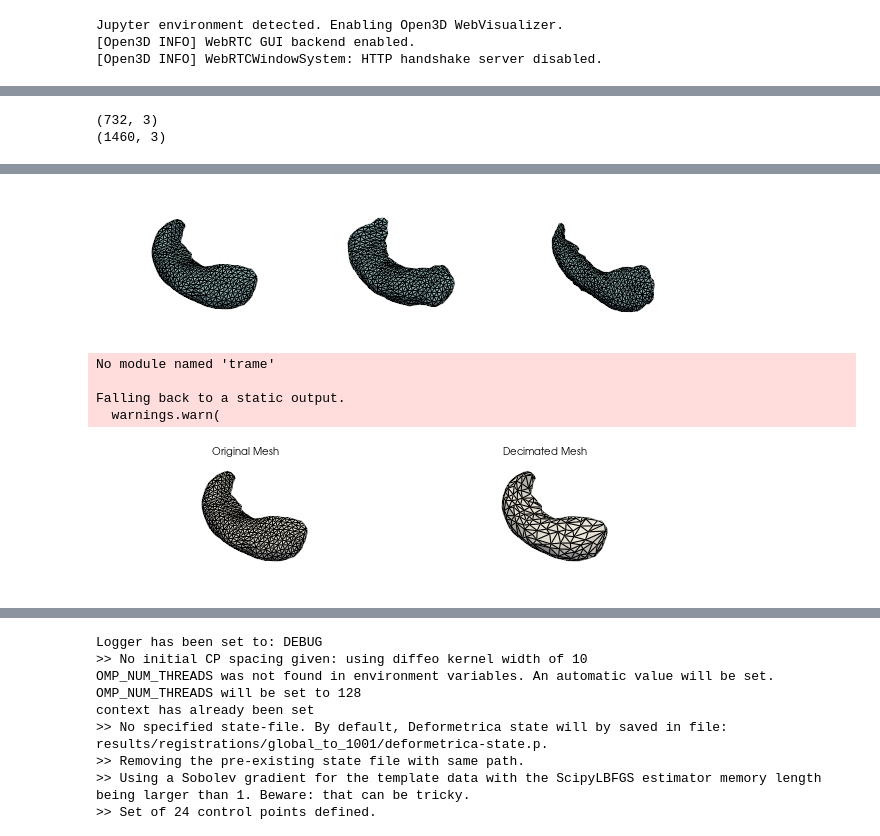
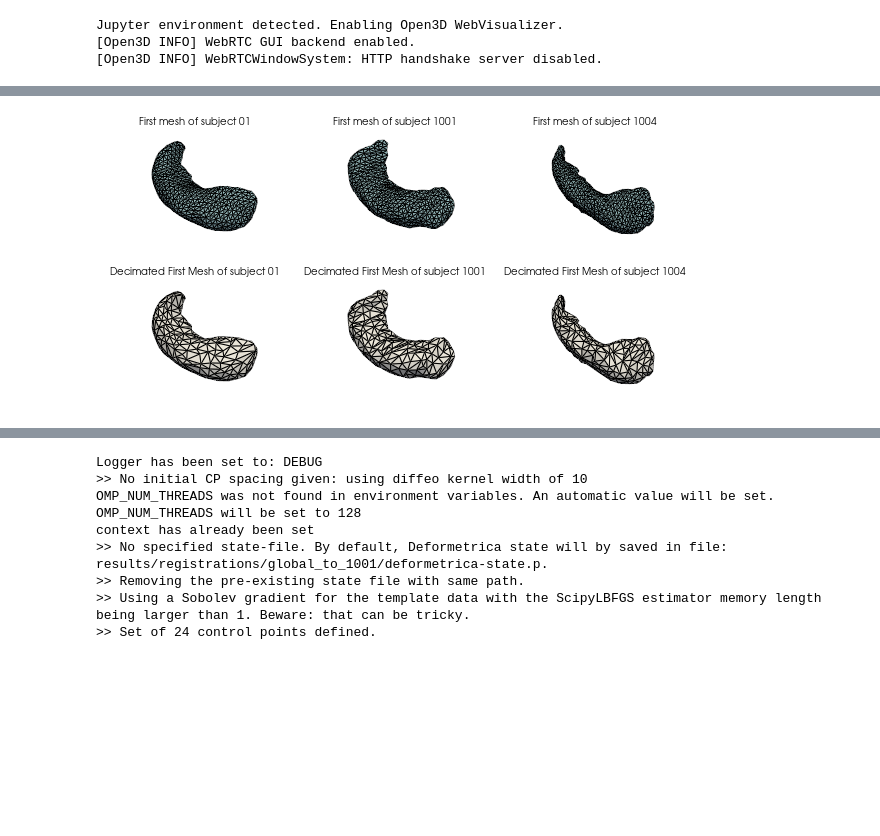
Before and after one commit to geometric-intelligence/polpo, a Jupyter notebook: notebooks/how_to/regression_across_subjects.ipynb, the cells around one changed output, grey strips where cells are left out. Drawn from its saved outputs; the diff is of its cells as text; code cells hidden in the pictures; blank space fills up the shorter version.

```diff
--- a/notebooks/how_to/regression_across_subjects.ipynb
+++ b/notebooks/how_to/regression_across_subjects.ipynb
@@ -45,10 +44,10 @@ from polpo.preprocessing.mesh.registration import PvAlign
 
 SUBJECT_IDS = ["01", "1001", "1004"]
 
-
 RESULTS_DIR = Path("results")
 ATLAS_DIR = RESULTS_DIR / "atlases"
 REGISTRATIONS_DIR = RESULTS_DIR / "registrations"
+TRANSPORTS_DIR = RESULTS_DIR / "transports"
 
 GLOBAL_ATLAS_DIR = ATLAS_DIR / "global_atlas"
 SUBJECT_ATLAS_DIR = {
@@ -63,12 +62,20 @@ SUBJECT_REGISTRATION_DIR = {
     "1004": REGISTRATIONS_DIR / "subject1004_registrations",
 }
 
-RESULTS_DIR.mkdir(exist_ok=True)
-ATLAS_DIR.mkdir(exist_ok=True)
-REGISTRATIONS_DIR.mkdir(exist_ok=True)
-GLOBAL_ATLAS_DIR.mkdir(exist_ok=True)
+TRANSPORTS_DIR.mkdir(parents=True, exist_ok=True)
+SUBJECT_TRANSPORTS_DIR = {
+    "01": TRANSPORTS_DIR / "01",
+    "1001": TRANSPORTS_DIR / "1001",
+    "1004": TRANSPORTS_DIR / "1004",
+}
+
+RESULTS_DIR.mkdir(parents=True, exist_ok=True)
+for dir in [ATLAS_DIR, REGISTRATIONS_DIR, GLOBAL_ATLAS_DIR, TRANSPORTS_DIR]:
+    dir.mkdir(parents=True, exist_ok=True)
 for subject_id in SUBJECT_IDS:
-    SUBJECT_ATLAS_DIR[subject_id].mkdir(exist_ok=True)
+    SUBJECT_ATLAS_DIR[subject_id].mkdir(parents=True, exist_ok=True)
+    SUBJECT_REGISTRATION_DIR[subject_id].mkdir(parents=True, exist_ok=True)
+    SUBJECT_TRANSPORTS_DIR[subject_id].mkdir(parents=True, exist_ok=True)
 # %% [output]
 Jupyter environment detected. Enabling Open3D WebVisualizer.
 [Open3D INFO] WebRTC GUI backend enabled.
@@ -105,13 +112,5 @@ print(n_meshes)
-# %%
-vertices = np.array(raw_meshes["1001"][0].points)
-faces = np.array(raw_meshes["1001"][0].faces).reshape(-1, 4)[:, 1:]  # Remove the first column (face count)
-
-print(vertices.shape); print(faces.shape)
-# %% [output]
-(732, 3)
-(1460, 3)
 # %%
-# Rigid alignment of all meshes to the first one of the pilot
+# Rigid alignment of all meshes to the first mesh of subject 01
 
 prep_pipe = PartiallyInitializedStep(
     Step=lambda **kwargs: Map(PvAlign(**kwargs)),
@@ -119,26 +118,13 @@ prep_pipe = PartiallyInitializedStep(
     max_iterations=500,
 )
 
-all_meshes = prep_pipe([mesh for subject_id in ["01", "1001", "1004"] for mesh in raw_meshes[subject_id]])
+all_raw_meshes = prep_pipe([mesh for subject_id in SUBJECT_IDS for mesh in raw_meshes[subject_id]])
 
-registered_meshes = {
-    "01": all_meshes[:n_meshes["01"]],
-    "1001": all_meshes[n_meshes["01"]:n_meshes["01"] + n_meshes["1001"]],
-    "1004": all_meshes[n_meshes["01"] + n_meshes["1001"]:],
+rigidly_aligned_meshes = {
+    "01": all_raw_meshes[:n_meshes["01"]],
+    "1001": all_raw_meshes[n_meshes["01"]:n_meshes["01"] + n_meshes["1001"]],
+    "1004": all_raw_meshes[n_meshes["01"] + n_meshes["1001"]:],
 }
-
-pl = pv.Plotter(shape=(1,3), border=False, window_size=[600, 150])
-
-pl.subplot(0,0)
-pl.add_mesh(registered_meshes["01"][0], show_edges=True)
-
-pl.subplot(0,1)
-pl.add_mesh(registered_meshes["1001"][0], show_edges=True)
-
-pl.subplot(0,2)
-pl.add_mesh(registered_meshes["1004"][0], show_edges=True)
-
-pl.show()
 
 meshes = {
     "01": [],
@@ -149,19 +135,20 @@ meshes = {
 target_reduction = 0.6  # Reduce number of vertices by 50%
 
 for subject_id in SUBJECT_IDS:
-    for mesh in registered_meshes[subject_id]:
+    for mesh in rigidly_aligned_meshes[subject_id]:
         meshes[subject_id].append(mesh.decimate(target_reduction=target_reduction))
     meshes[subject_id] = np.array(meshes[subject_id])
-# Visualize one example of decimated mesh
-pl = pv.Plotter(shape=(1,2), border=False, window_size=[600, 150])
 
-pl.subplot(0,0)
-pl.add_mesh(registered_meshes["01"][0], show_edges=True, color='white')
-pl.add_text("Original Mesh", position='upper_edge', font_size=4)
+pl = pv.Plotter(shape=(2,3), border=False, window_size=[600, 300])
 
-pl.subplot(0,1)
-pl.add_mesh(meshes["01"][0], show_edges=True, color='white')
-pl.add_text("Decimated Mesh", position='upper_edge', font_size=4)
+for i, subject_id in enumerate(SUBJECT_IDS):
+    pl.subplot(0,i)
+    pl.add_mesh(rigidly_aligned_meshes[subject_id][0], show_edges=True)
+    pl.add_text(f"First mesh of subject {subject_id}", position='upper_edge', font_size=4)
+
+    pl.subplot(1,i)
+    pl.add_mesh(meshes[subject_id][0], show_edges=True, color='white')
+    pl.add_text(f"Decimated First Mesh of subject {subject_id}", position='upper_edge', font_size=4)
 
 pl.show()
 # %% [output]
@@ -169,14 +156,9 @@ pl.show()
 
 No module named 'trame'
 
 Falling back to a static output.
   warnings.warn(
-[figure, old version]
+[figure, new version]
-No module named 'trame'
-
-Falling back to a static output.
-  warnings.warn(
-[figure, removed]
 # %%
 registration_kwargs = dict(
     kernel_width=10,
```
Also changed, not shown: parts of 9 cells of this notebook.
